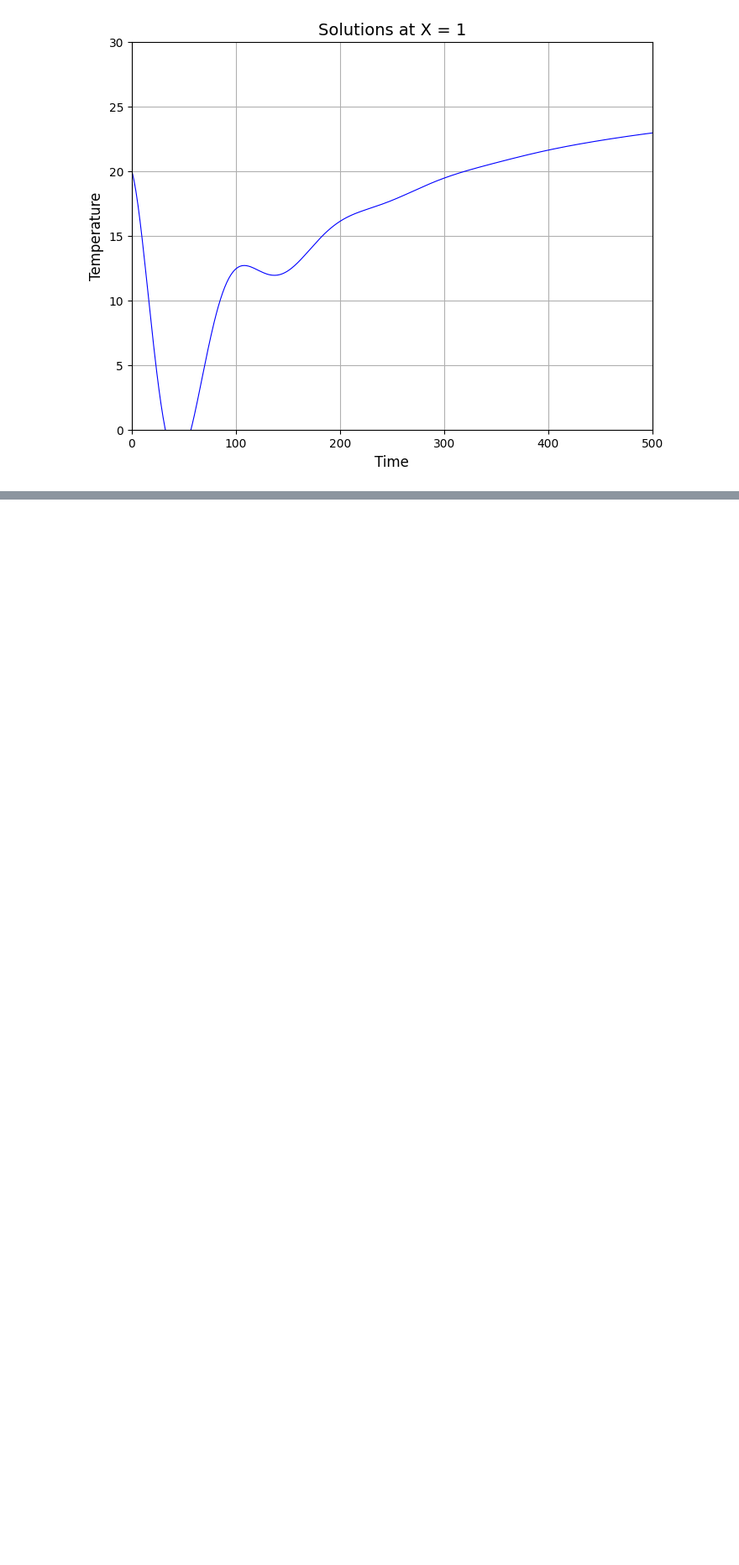
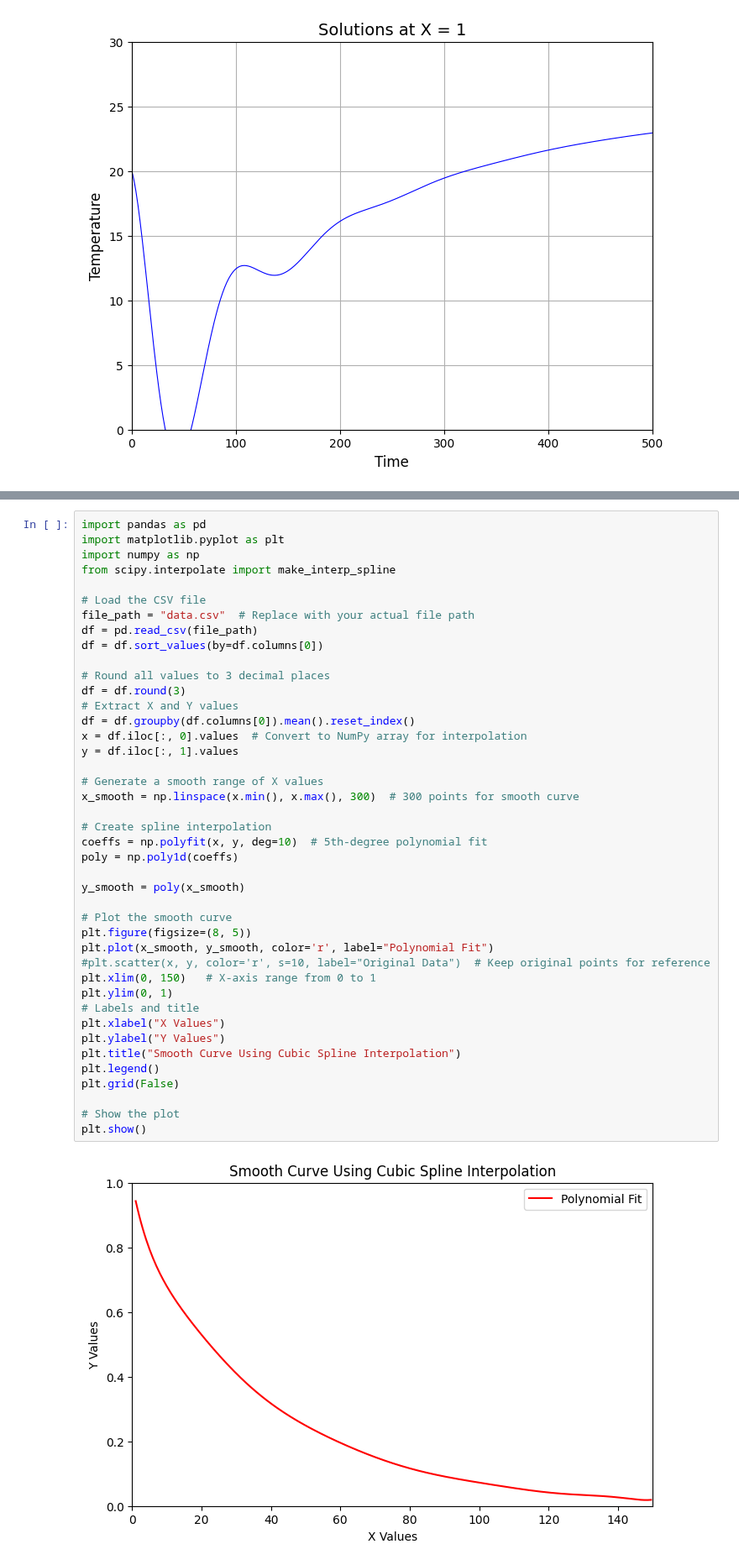
Before and after one commit to lemontang3/Python_Physics, a Jupyter notebook: graphs.ipynb, the cells around one changed output, grey strips where cells are left out. Shown at 84% size. Saved outputs shown, nothing was run; the diff lists cells and outputs as text; blank space fills up the shorter version.

```diff
--- a/graphs.ipynb
+++ b/graphs.ipynb
@@ -52,0 +82,44 @@ plt.show()
+# %%
+import pandas as pd
+import matplotlib.pyplot as plt
+import numpy as np
+from scipy.interpolate import make_interp_spline
+
+# Load the CSV file
+file_path = "data.csv"  # Replace with your actual file path
+df = pd.read_csv(file_path)
+df = df.sort_values(by=df.columns[0])
+
+# Round all values to 3 decimal places
+df = df.round(3)
+# Extract X and Y values
+df = df.groupby(df.columns[0]).mean().reset_index()
+x = df.iloc[:, 0].values  # Convert to NumPy array for interpolation
+y = df.iloc[:, 1].values
+
+# Generate a smooth range of X values
+x_smooth = np.linspace(x.min(), x.max(), 300)  # 300 points for smooth curve
+
+# Create spline interpolation
+coeffs = np.polyfit(x, y, deg=10)  # 5th-degree polynomial fit
+poly = np.poly1d(coeffs)
+
+y_smooth = poly(x_smooth)
+
+# Plot the smooth curve
+plt.figure(figsize=(8, 5))
+plt.plot(x_smooth, y_smooth, color='r', label="Polynomial Fit")
+#plt.scatter(x, y, color='r', s=10, label="Original Data")  # Keep original points for reference
+plt.xlim(0, 150)   # X-axis range from 0 to 1
+plt.ylim(0, 1)
+# Labels and title
+plt.xlabel("X Values")
+plt.ylabel("Y Values")
+plt.title("Smooth Curve Using Cubic Spline Interpolation")
+plt.legend()
+plt.grid(False)
+
+# Show the plot
+plt.show()
+# %% [output]
+[figure, added]
```
Also changed, not shown: parts of 2 cells of this notebook, 3 other files.
